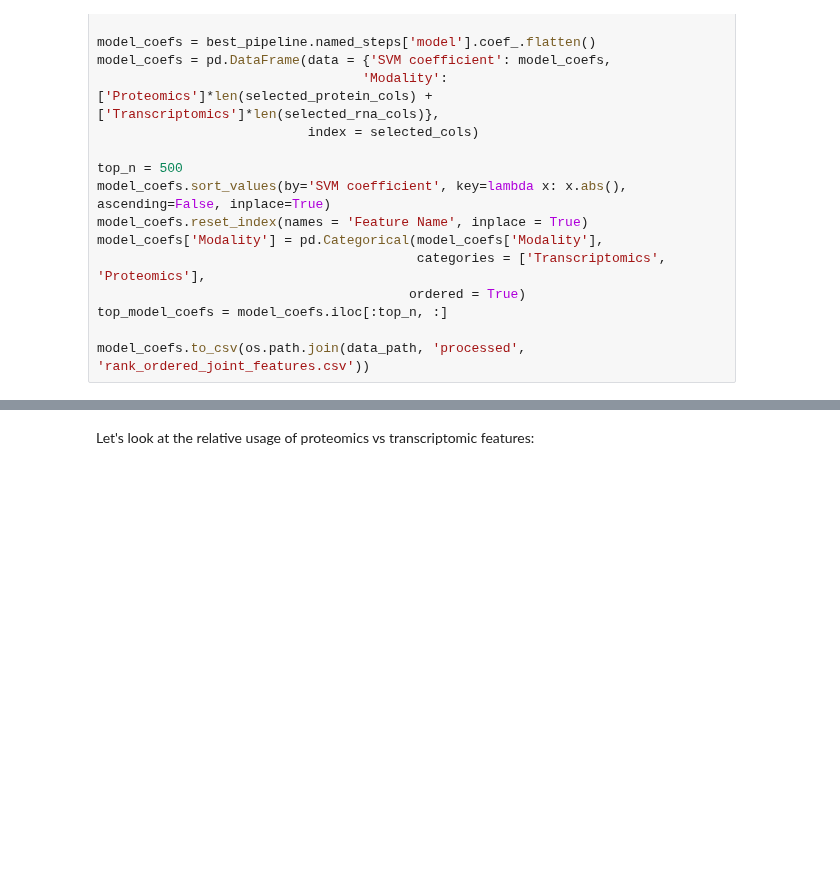
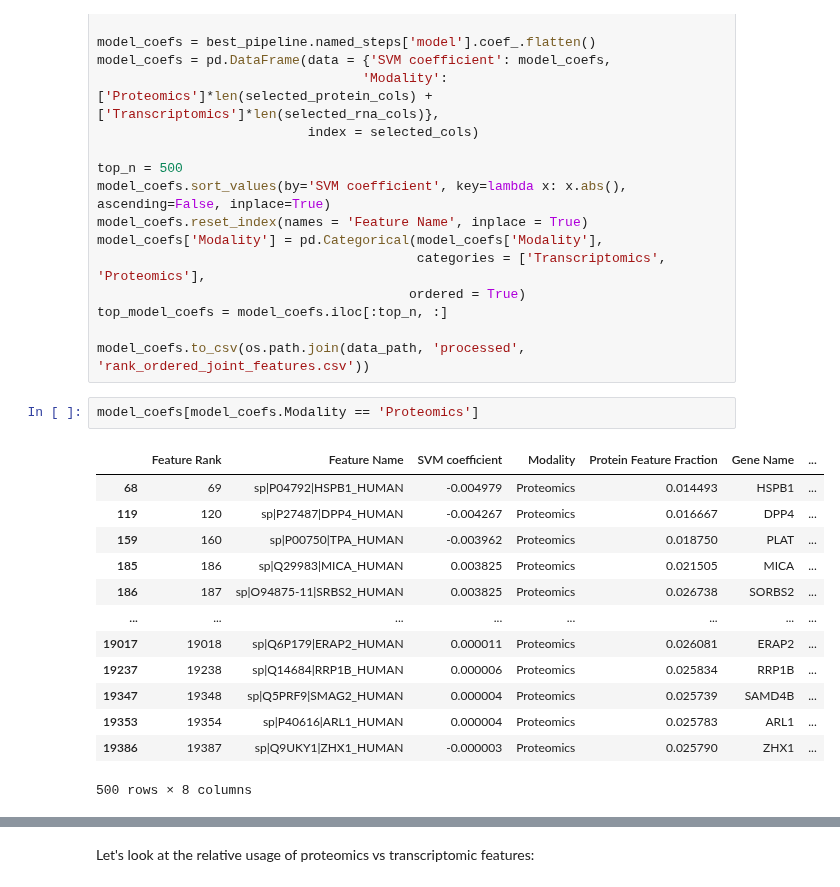
Before and after one commit to hmbaghdassarian/metastatic_potential, a Jupyter notebook: notebooks/C_joint_prediction/04_feature_analysis.ipynb, the cells around one changed output, grey strips where cells are left out. Drawn from its saved outputs; the diff is of its cells as text; blank space fills up the shorter version.

```diff
--- a/notebooks/C_joint_prediction/04_feature_analysis.ipynb
+++ b/notebooks/C_joint_prediction/04_feature_analysis.ipynb
@@ -158,6 +166,22 @@ model_coefs['Modality'] = pd.Categorical(model_coefs['Modality'],
 top_model_coefs = model_coefs.iloc[:top_n, :]
 
 model_coefs.to_csv(os.path.join(data_path, 'processed', 'rank_ordered_joint_features.csv'))
+# %%
+model_coefs[model_coefs.Modality == 'Proteomics']
+# %% [output]
+|  | Feature Rank | Feature Name | SVM coefficient | Modality | Protein Feature Fraction | Gene Name | ... |
+| 68 | 69 | sp|P04792|HSPB1_HUMAN | -0.004979 | Proteomics | 0.014493 | HSPB1 | ... |
+| 119 | 120 | sp|P27487|DPP4_HUMAN | -0.004267 | Proteomics | 0.016667 | DPP4 | ... |
+| 159 | 160 | sp|P00750|TPA_HUMAN | -0.003962 | Proteomics | 0.018750 | PLAT | ... |
+| 185 | 186 | sp|Q29983|MICA_HUMAN | 0.003825 | Proteomics | 0.021505 | MICA | ... |
+| 186 | 187 | sp|O94875-11|SRBS2_HUMAN | 0.003825 | Proteomics | 0.026738 | SORBS2 | ... |
+| ... | ... | ... | ... | ... | ... | ... | ... |
+| 19017 | 19018 | sp|Q6P179|ERAP2_HUMAN | 0.000011 | Proteomics | 0.026081 | ERAP2 | ... |
+| 19237 | 19238 | sp|Q14684|RRP1B_HUMAN | 0.000006 | Proteomics | 0.025834 | RRP1B | ... |
+| 19347 | 19348 | sp|Q5PRF9|SMAG2_HUMAN | 0.000004 | Proteomics | 0.025739 | SAMD4B | ... |
+| 19353 | 19354 | sp|P40616|ARL1_HUMAN | 0.000004 | Proteomics | 0.025783 | ARL1 | ... |
+| 19386 | 19387 | sp|Q9UKY1|ZHX1_HUMAN | -0.000003 | Proteomics | 0.025790 | ZHX1 | ... |
+500 rows × 8 columns
 # %%
 fig, ax = plt.subplots(figsize = (15, 5))
 
```
Also changed, not shown: parts of 25 cells of this notebook, 10 other files.
